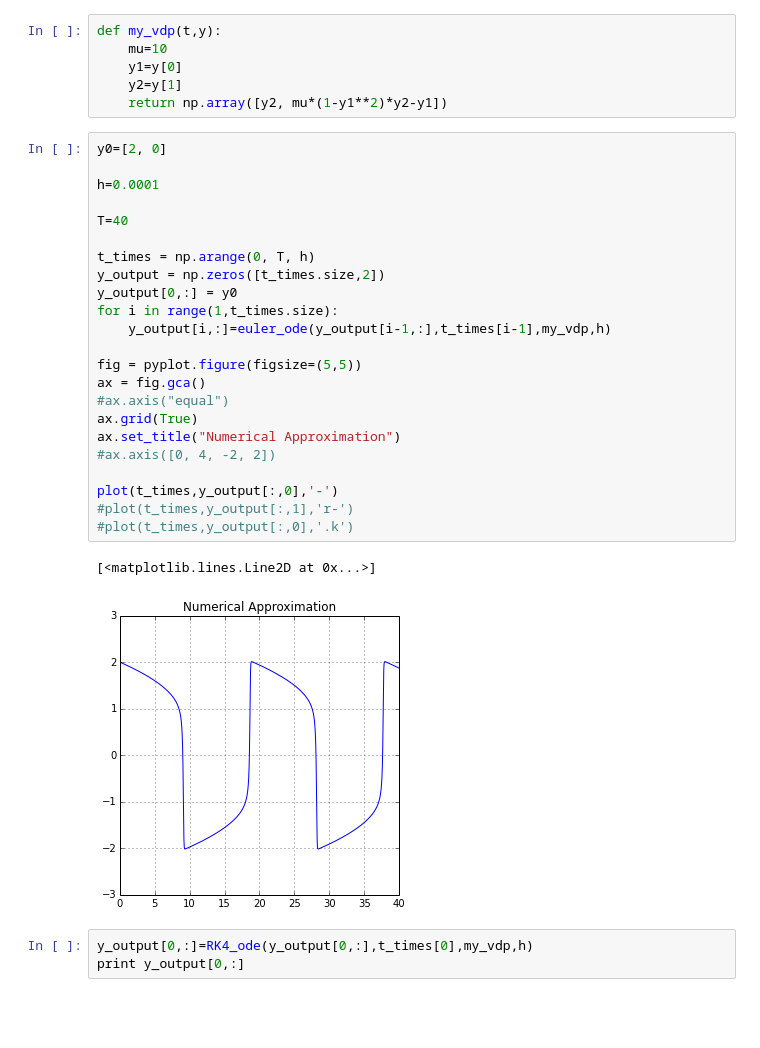
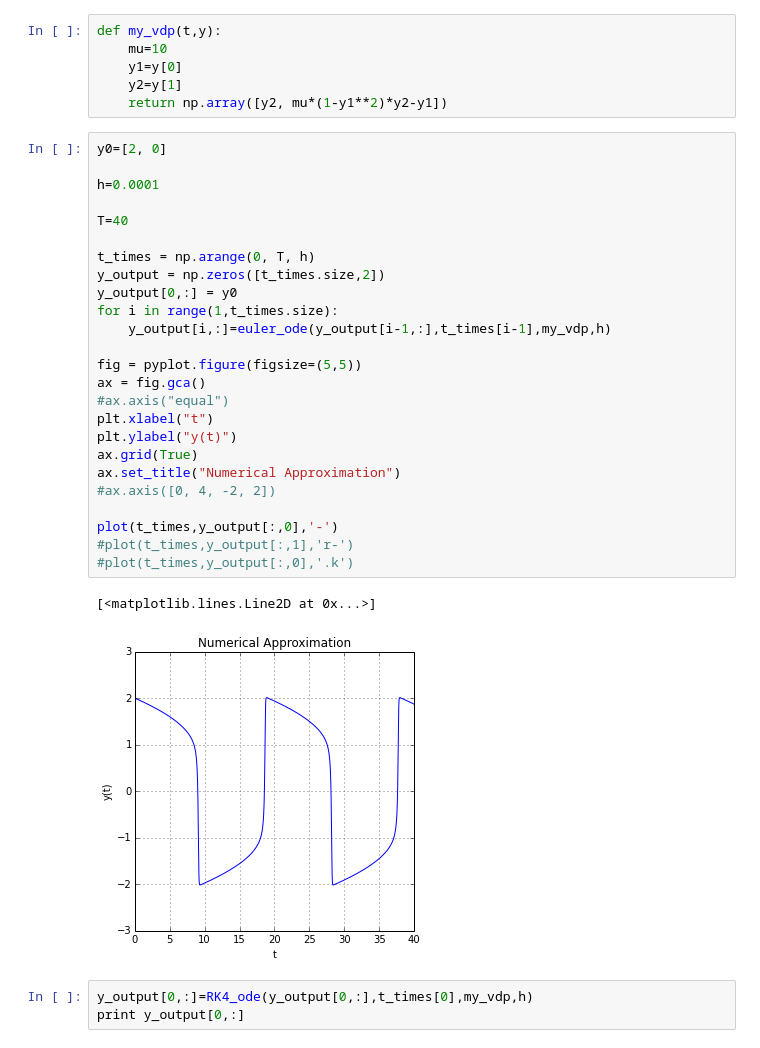
Before and after one commit to sebastiandres/ILI286, a Jupyter notebook: ipynb/U3_StabilityRegions_and_More.ipynb, the cells around one changed output. Drawn from its saved outputs; the diff is of its cells as text; blank space fills up the shorter version.

```diff
--- a/ipynb/U3_StabilityRegions_and_More.ipynb
+++ b/ipynb/U3_StabilityRegions_and_More.ipynb
@@ -225,29 +227,31 @@ def my_vdp(t,y):
 # %%
 y0=[2, 0]
 
 h=0.0001
 
 T=40
 
 t_times = np.arange(0, T, h)
 y_output = np.zeros([t_times.size,2])
 y_output[0,:] = y0
 for i in range(1,t_times.size):
     y_output[i,:]=euler_ode(y_output[i-1,:],t_times[i-1],my_vdp,h)
 
 fig = pyplot.figure(figsize=(5,5))
 ax = fig.gca()
 #ax.axis("equal")
+plt.xlabel("t")
+plt.ylabel("y(t)")
 ax.grid(True)
 ax.set_title("Numerical Approximation")
 #ax.axis([0, 4, -2, 2])
 
 plot(t_times,y_output[:,0],'-')
 #plot(t_times,y_output[:,1],'r-')
 #plot(t_times,y_output[:,0],'.k')
 # %% [output]
 [<matplotlib.lines.Line2D at 0x...>]
-[figure, old version]
+[figure, new version]
 # %%
 y_output[0,:]=RK4_ode(y_output[0,:],t_times[0],my_vdp,h)
 print y_output[0,:]
```
Also changed, not shown: parts of 9 cells of this notebook, 3 other files.
